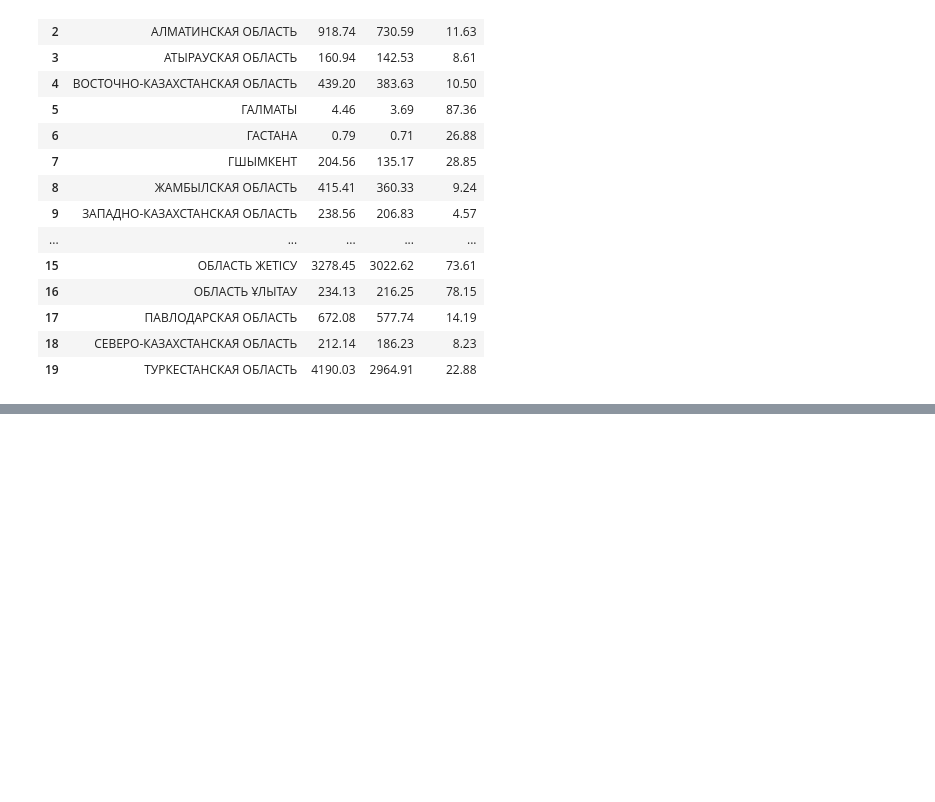
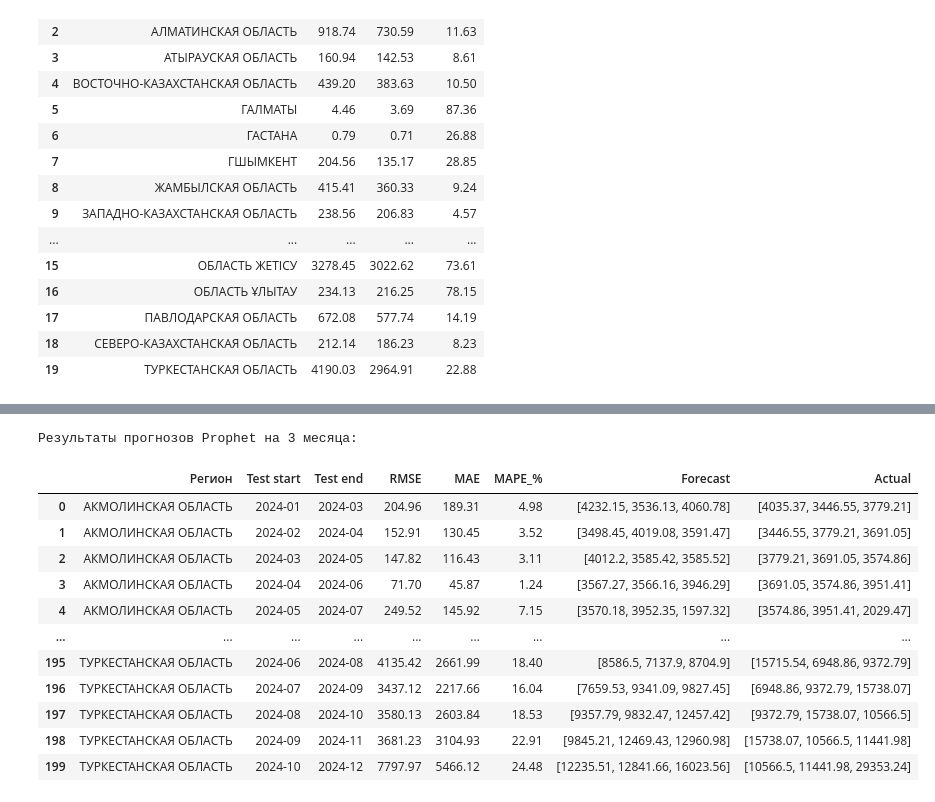
Before and after one commit to Madi147/ICC, a Jupyter notebook: Models/КРС/KRS_all_regions.ipynb, the cells around one changed output, grey strips where cells are left out. Saved outputs shown, nothing was run; the diff lists cells and outputs as text; code cells hidden in the pictures; blank space fills up the shorter version.

```diff
--- a/Models/КРС/KRS_all_regions.ipynb
+++ b/Models/КРС/KRS_all_regions.ipynb
@@ -369,0 +354,67 @@ display(final_sarima)
+# %%
+results_prophet = []
+
+for region in regions:
+    ts = (
+        df[df["Регион"] == region]
+        .set_index("Период")[target]
+        .dropna()
+        .sort_index()
+    )
+    if len(ts) < 12 + horizon:
+        print(f"{region}: менее {12+horizon} мес. данных, пропускаем.")
+        continue
+
+    for test_start in test_starts:
+        test_end = test_start + pd.DateOffset(months=horizon) - pd.DateOffset(days=1)
+
+        train = ts[ts.index < test_start]
+        test  = ts[(ts.index >= test_start) & (ts.index <= test_end)]
+        if len(train) < 12 + horizon or len(test) < horizon:
+            continue
+
+        # Подготовка данных для Prophet
+        df_prophet = train.reset_index().rename(columns={"Период":"ds", target:"y"})
+
+        m = Prophet(yearly_seasonality=True, daily_seasonality=False, weekly_seasonality=False)
+        m.fit(df_prophet)
+
+        # Создаем DataFrame будущих дат и делаем прогноз
+        future = m.make_future_dataframe(periods=horizon, freq="MS")
+        forecast = m.predict(future)
+
+        # Отбираем только наши горизонты
+        fc = forecast.set_index("ds")["yhat"].loc[test.index].values
+        actual = test.values
+
+        # Расчет метрик
+        rmse  = np.sqrt(mean_squared_error(actual, fc))
+        mae   = mean_absolute_error(actual, fc)
+        mape  = (np.abs((actual - fc) / actual).mean()) * 100
+
+        results_prophet.append({
+            "Регион":     region,
+            "Test start": test_start.strftime("%Y-%m"),
+            "Test end":   test_end.strftime("%Y-%m"),
+            "RMSE":       round(rmse, 2),
+            "MAE":        round(mae, 2),
+            "MAPE_%":     round(mape, 2),
+            "Forecast":   [round(x, 2) for x in fc],
+            "Actual":     [round(x, 2) for x in actual]
+        })
+
+# Собираем результаты в DataFrame
+res_prophet = pd.DataFrame(results_prophet)
+print("Результаты прогнозов Prophet на 3 месяца:")
+display(res_prophet)
+
+final_prophet = (
+    res_prophet
+    .groupby("Регион")[["RMSE","MAE","MAPE_%"]]
+    .mean()
+    .round(2)
+    .reset_index()
+)
+print("Средние метрики Prophet по регионам (rolling-3):")
+display(final_prophet)
+# %% [output]
@@ -369,0 +438,13 @@ display(final_sarima)
+Результаты прогнозов Prophet на 3 месяца:
+|  | Регион | Test start | Test end | RMSE | MAE | MAPE_% | Forecast | Actual |
+| 0 | АКМОЛИНСКАЯ ОБЛАСТЬ | 2024-01 | 2024-03 | 204.96 | 189.31 | 4.98 | [4232.15, 3536.13, 4060.78] | [4035.37, 3446.55, 3779.21] |
+| 1 | АКМОЛИНСКАЯ ОБЛАСТЬ | 2024-02 | 2024-04 | 152.91 | 130.45 | 3.52 | [3498.45, 4019.08, 3591.47] | [3446.55, 3779.21, 3691.05] |
+| 2 | АКМОЛИНСКАЯ ОБЛАСТЬ | 2024-03 | 2024-05 | 147.82 | 116.43 | 3.11 | [4012.2, 3585.42, 3585.52] | [3779.21, 3691.05, 3574.86] |
+| 3 | АКМОЛИНСКАЯ ОБЛАСТЬ | 2024-04 | 2024-06 | 71.70 | 45.87 | 1.24 | [3567.27, 3566.16, 3946.29] | [3691.05, 3574.86, 3951.41] |
+| 4 | АКМОЛИНСКАЯ ОБЛАСТЬ | 2024-05 | 2024-07 | 249.52 | 145.92 | 7.15 | [3570.18, 3952.35, 1597.32] | [3574.86, 3951.41, 2029.47] |
+| ... | ... | ... | ... | ... | ... | ... | ... | ... |
+| 195 | ТУРКЕСТАНСКАЯ ОБЛАСТЬ | 2024-06 | 2024-08 | 4135.42 | 2661.99 | 18.40 | [8586.5, 7137.9, 8704.9] | [15715.54, 6948.86, 9372.79] |
+| 196 | ТУРКЕСТАНСКАЯ ОБЛАСТЬ | 2024-07 | 2024-09 | 3437.12 | 2217.66 | 16.04 | [7659.53, 9341.09, 9827.45] | [6948.86, 9372.79, 15738.07] |
+| 197 | ТУРКЕСТАНСКАЯ ОБЛАСТЬ | 2024-08 | 2024-10 | 3580.13 | 2603.84 | 18.53 | [9357.79, 9832.47, 12457.42] | [9372.79, 15738.07, 10566.5] |
+| 198 | ТУРКЕСТАНСКАЯ ОБЛАСТЬ | 2024-09 | 2024-11 | 3681.23 | 3104.93 | 22.91 | [9845.21, 12469.43, 12960.98] | [15738.07, 10566.5, 11441.98] |
+| 199 | ТУРКЕСТАНСКАЯ ОБЛАСТЬ | 2024-10 | 2024-12 | 7797.97 | 5466.12 | 24.48 | [12235.51, 12841.66, 16023.56] | [10566.5, 11441.98, 29353.24] |
```
Also changed, not shown: parts of 29 cells of this notebook, 5 other files.
